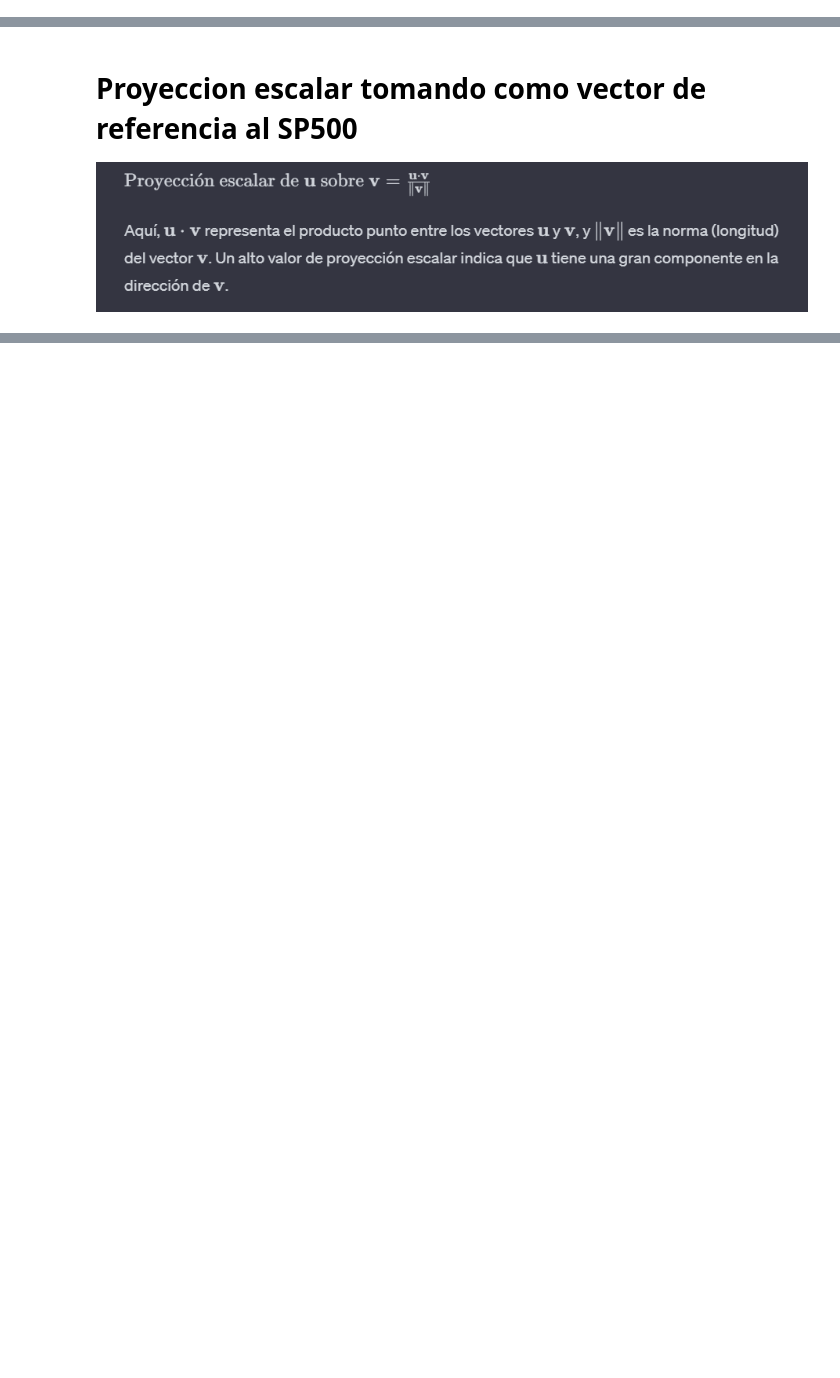
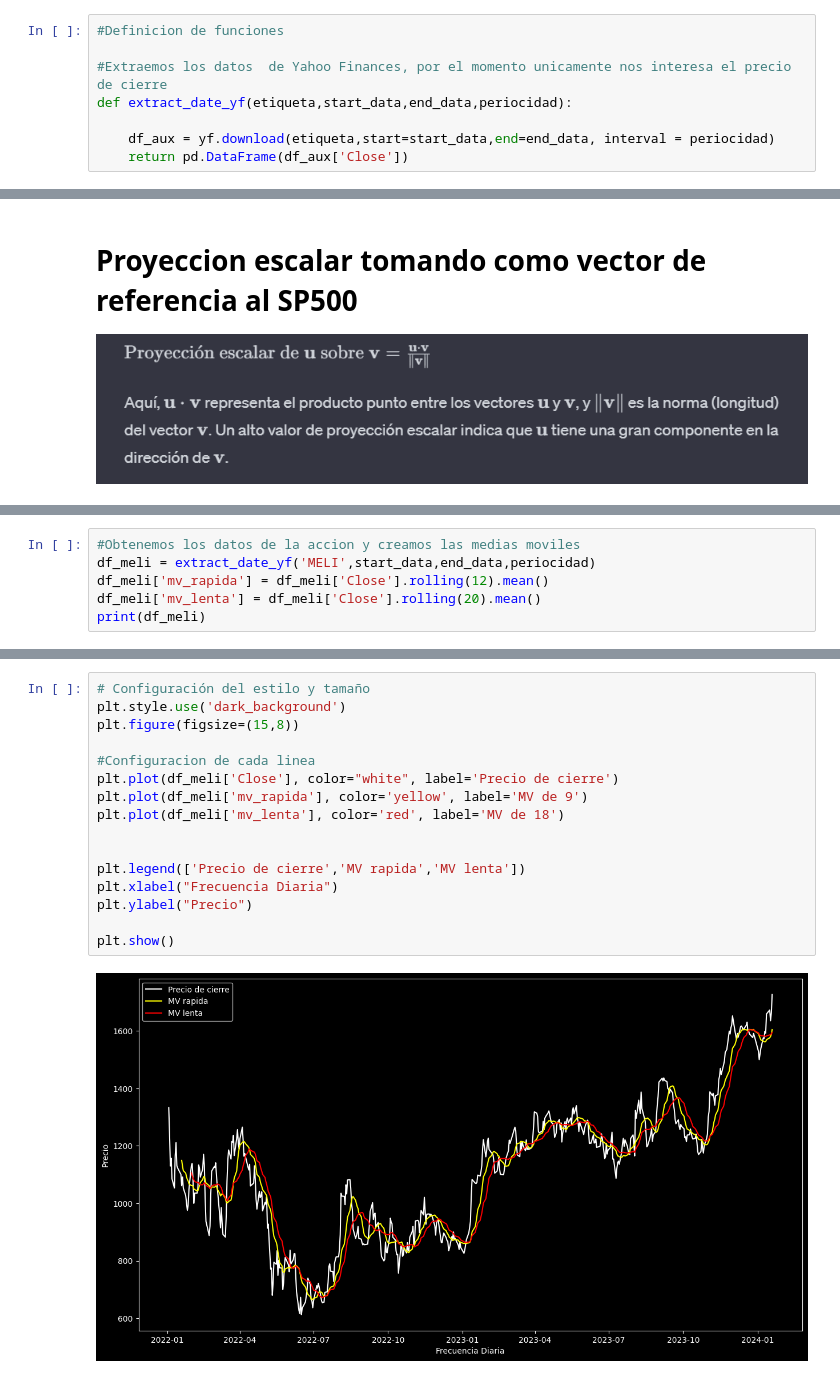
Before and after one commit to gastonbenitez2001/Exploracion-de-datos, a Jupyter notebook: src/acciones exploracion/relacion_sp500_acciones.ipynb, the cells around one changed output, grey strips where cells are left out. Saved outputs shown, nothing was run; the diff lists cells and outputs as text; blank space fills up the shorter version.

```diff
--- a/src/acciones exploracion/relacion_sp500_acciones.ipynb
+++ b/src/acciones exploracion/relacion_sp500_acciones.ipynb
@@ -5,6 +5,14 @@ import seaborn as sns
 import yfinance as yf
 from matplotlib import pyplot as plt
 from datetime import datetime
+# %%
+#Definicion de funciones
+
+#Extraemos los datos  de Yahoo Finances, por el momento unicamente nos interesa el precio de cierre
+def extract_date_yf(etiqueta,start_data,end_data,periocidad):
+
+    df_aux = yf.download(etiqueta,start=start_data,end=end_data, interval = periocidad)
+    return pd.DataFrame(df_aux['Close'])
 # %% [markdown]
 <h1> Extraccion de datos a partir de Yahoo Finances </h1>
 # %%
@@ -136,0 +146,6 @@ La proyeccion escalar de GOOG respecto al SP500  es: 1219.3091142811568
+# %%
+#Obtenemos los datos de la accion y creamos las medias moviles
+df_meli = extract_date_yf('MELI',start_data,end_data,periocidad)
+df_meli['mv_rapida'] = df_meli['Close'].rolling(12).mean()
+df_meli['mv_lenta'] = df_meli['Close'].rolling(20).mean()
+print(df_meli)
@@ -136,0 +169,18 @@ La proyeccion escalar de GOOG respecto al SP500  es: 1219.3091142811568
+# %%
+# Configuración del estilo y tamaño
+plt.style.use('dark_background')
+plt.figure(figsize=(15,8))
+
+#Configuracion de cada linea
+plt.plot(df_meli['Close'], color="white", label='Precio de cierre')
+plt.plot(df_meli['mv_rapida'], color='yellow', label='MV de 9')
+plt.plot(df_meli['mv_lenta'], color='red', label='MV de 18')
+
+
+plt.legend(['Precio de cierre','MV rapida','MV lenta'])
+plt.xlabel("Frecuencia Diaria")
+plt.ylabel("Precio")
+
+plt.show()
+# %% [output]
+[figure, added]
```
Also changed, not shown: parts of 10 cells of this notebook, 3 other files.
